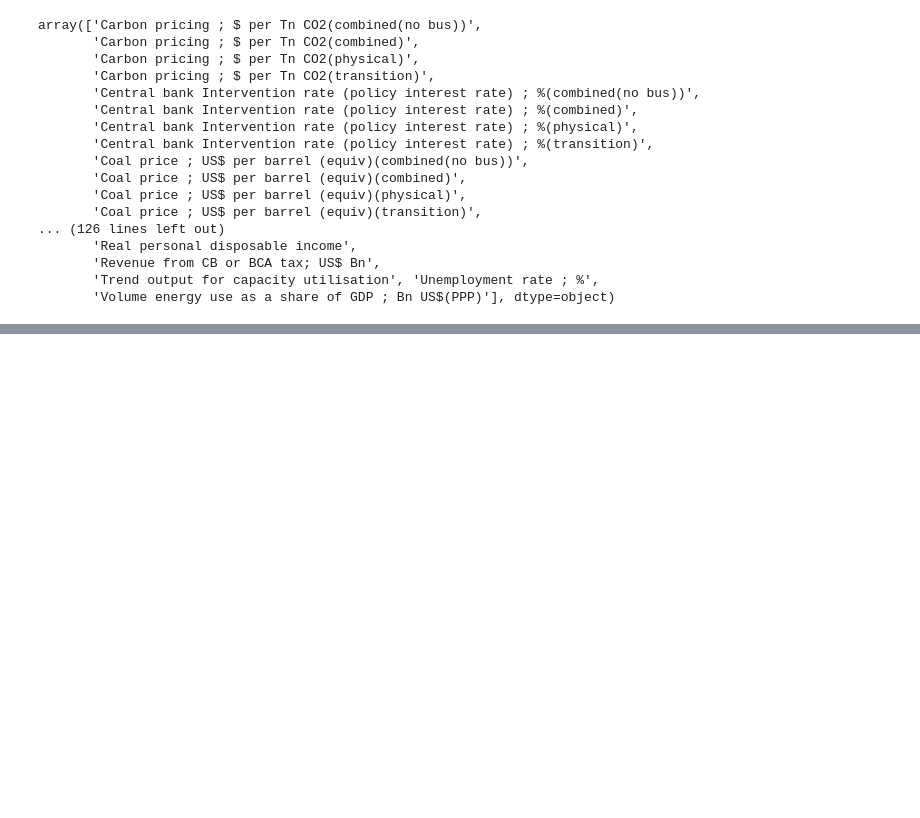
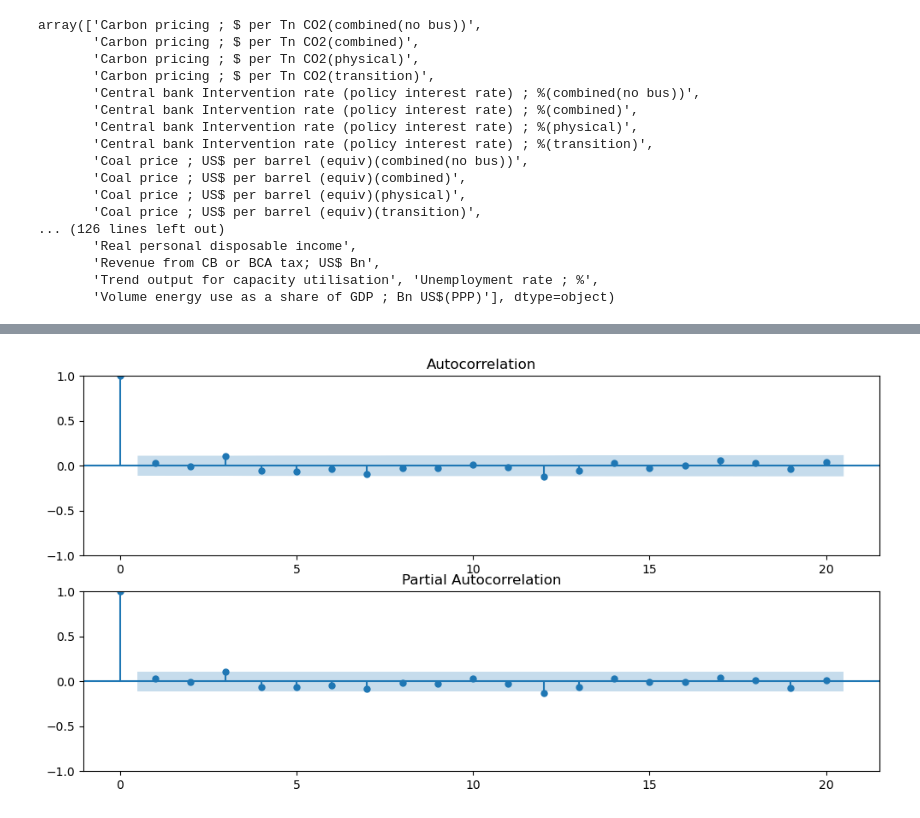
Before and after one commit to gpointd/ECON-522-Forecasting-Project, a Jupyter notebook: Climate Data/Climate Analysis.ipynb, the cells around one changed output, grey strips where cells are left out. Saved outputs shown, nothing was run; the diff lists cells and outputs as text; code cells hidden in the pictures; blank space fills up the shorter version.

```diff
--- a/Climate Data/Climate Analysis.ipynb
+++ b/Climate Data/Climate Analysis.ipynb
@@ -303,0 +643,12 @@ Warnings:
+# %%
+## pull out autocorrelation and partial autocorrelation plots to check for remaining patterns in the residuals
+from statsmodels.graphics.tsaplots import plot_acf, plot_pacf
+residuals = model_fit.resid
+plt.figure(figsize=(12, 6))
+plt.subplot(211)
+plot_acf(residuals, ax=plt.gca(), lags=20)
+plt.subplot(212)
+plot_pacf(residuals, ax=plt.gca(), lags=20)
+plt.show()
+# %% [output]
+[figure, added]
```
Also changed, not shown: parts of 9 cells of this notebook.
